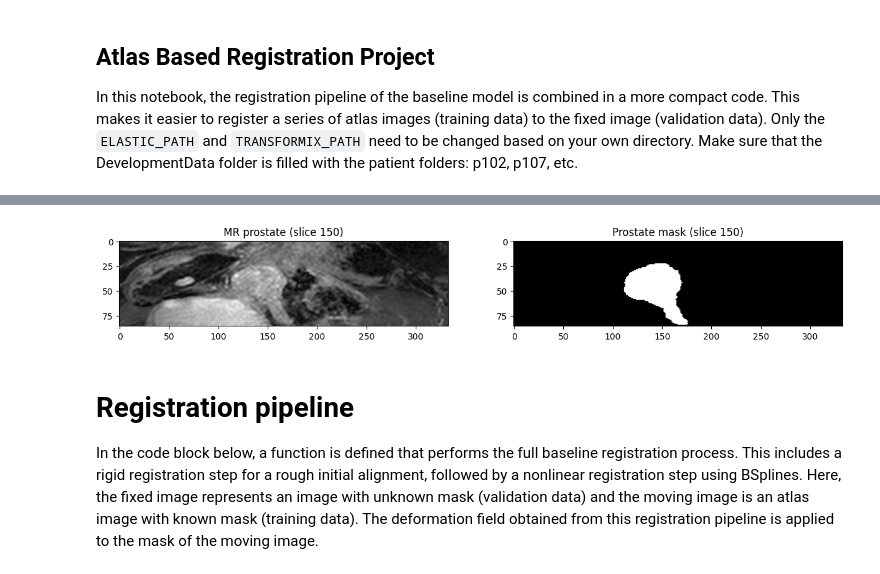
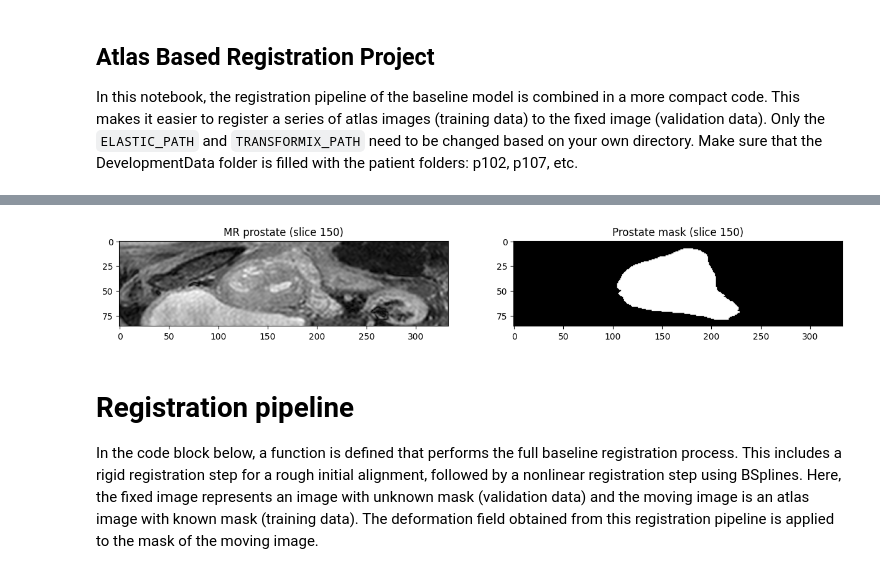
Before and after one commit to MartvStraten/8DM20-Capita-Selecta, a Jupyter notebook: ImageRegistration/altas_project.ipynb, the cells around one changed output, grey strips where cells are left out. Saved outputs shown, nothing was run; the diff lists cells and outputs as text; code cells hidden in the pictures.

```diff
--- a/ImageRegistration/altas_project.ipynb
+++ b/ImageRegistration/altas_project.ipynb
@@ -29,0 +33,29 @@ The following code splits the data paths into a training (n=12) and validation (
+# %%
+split_size = 5  # Each test set contains 5 images and 5 masks
+num_splits = len(MR_PATHS) // split_size  # Determine the number of splits (3 splits for 15 images)
+
+# Initialize lists to hold the results of each split
+mr_train_splits = []
+mr_test_splits = []
+mask_train_splits = []
+mask_test_splits = []
+
+# Perform the splits manually
+for i in range(num_splits):
+    # The starting index for the test set in this iteration
+    test_start = i * split_size
+    test_end = test_start + split_size
+
+    # Define the test set
+    mr_test = MR_PATHS[test_start:test_end]
+    mask_test = MASK_PATHS[test_start:test_end]
+
+    # Define the train set (everything not in the test set)
+    mr_train = MR_PATHS[:test_start] + MR_PATHS[test_end:]
+    mask_train = MASK_PATHS[:test_start] + MASK_PATHS[test_end:]
+
+    # Append the results for this split
+    mr_train_splits.append(mr_train)
+    mr_test_splits.append(mr_test)
+    mask_train_splits.append(mask_train)
+    mask_test_splits.append(mask_test)
@@ -30,20 +80,17 @@ The following code splits the data paths into a training (n=12) and validation (
 # %%
-# Train test split
-mr_train_paths, mr_test_paths, mask_train_paths, mask_test_paths = train_test_split(MR_PATHS, MASK_PATHS, test_size=0.2, shuffle=False)
-
 # Load example of patient data
-mr_example = iio.imread(mr_train_paths[0])
-mask_example = iio.imread(mask_train_paths[0])
+mr_example = iio.imread(mr_train_splits[0][0])
+mask_example = iio.imread(mask_train_splits[0][0])
 
 # Plot example of patient data
 slice = 150
 fig, ax = plt.subplots(1, 2, figsize=(15, 5))
 ax[0].imshow(mr_example[:,:,slice], cmap="gray")
 ax[0].set_title(f"MR prostate (slice {slice})")
 ax[1].imshow(mask_example[:,:,slice], cmap="gray")
 ax[1].set_title(f"Prostate mask (slice {slice})");
 # %% [output]
-[figure, old version]
+[figure, new version]
 # %% [markdown]
 # Registration pipeline
 In the code block below, a function is defined that performs the full baseline registration process. This includes a rigid registration step for a rough initial alignment, followed by a nonlinear registration step using BSplines. Here, the fixed image represents an image with unknown mask (validation data) and the moving image is an atlas image with known mask (training data). The deformation field obtained from this registration pipeline is applied to the mask of the moving image.
```
Also changed, not shown: parts of 12 cells of this notebook.
